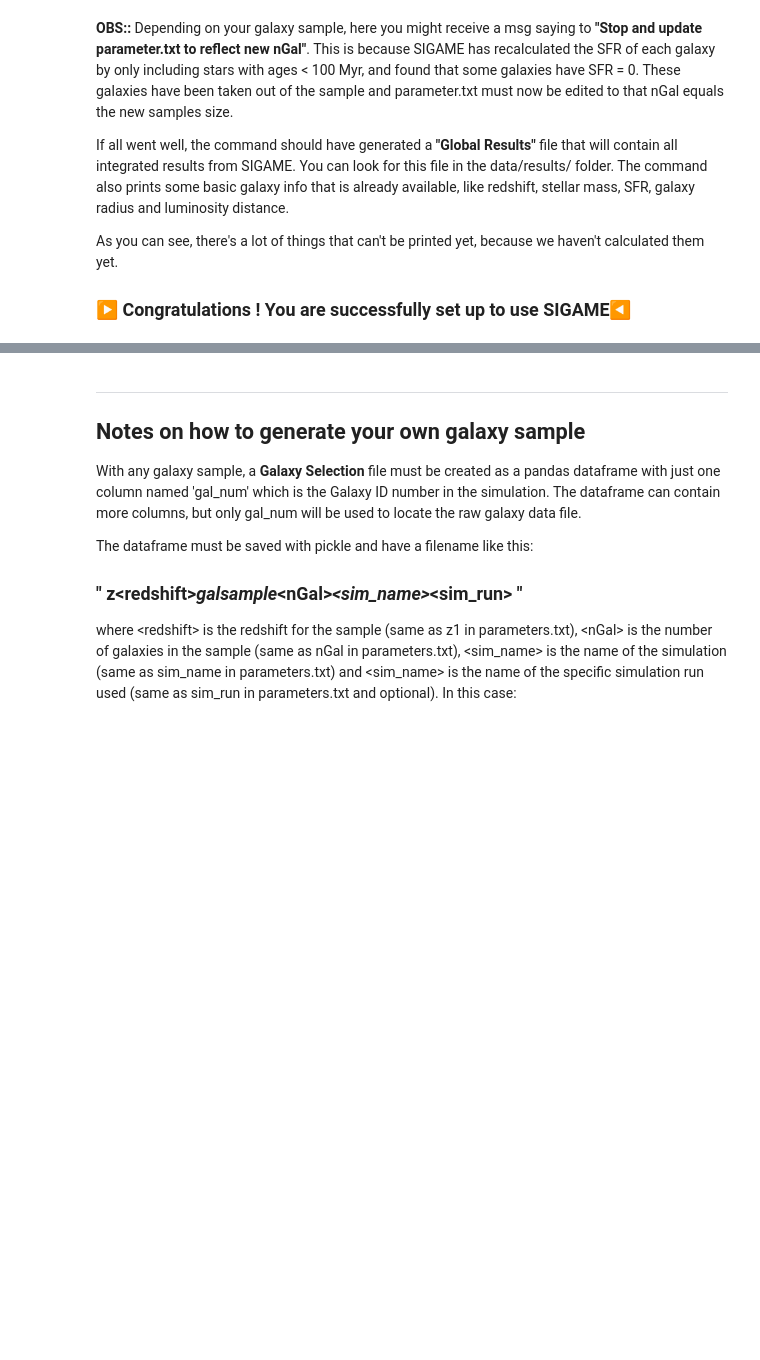
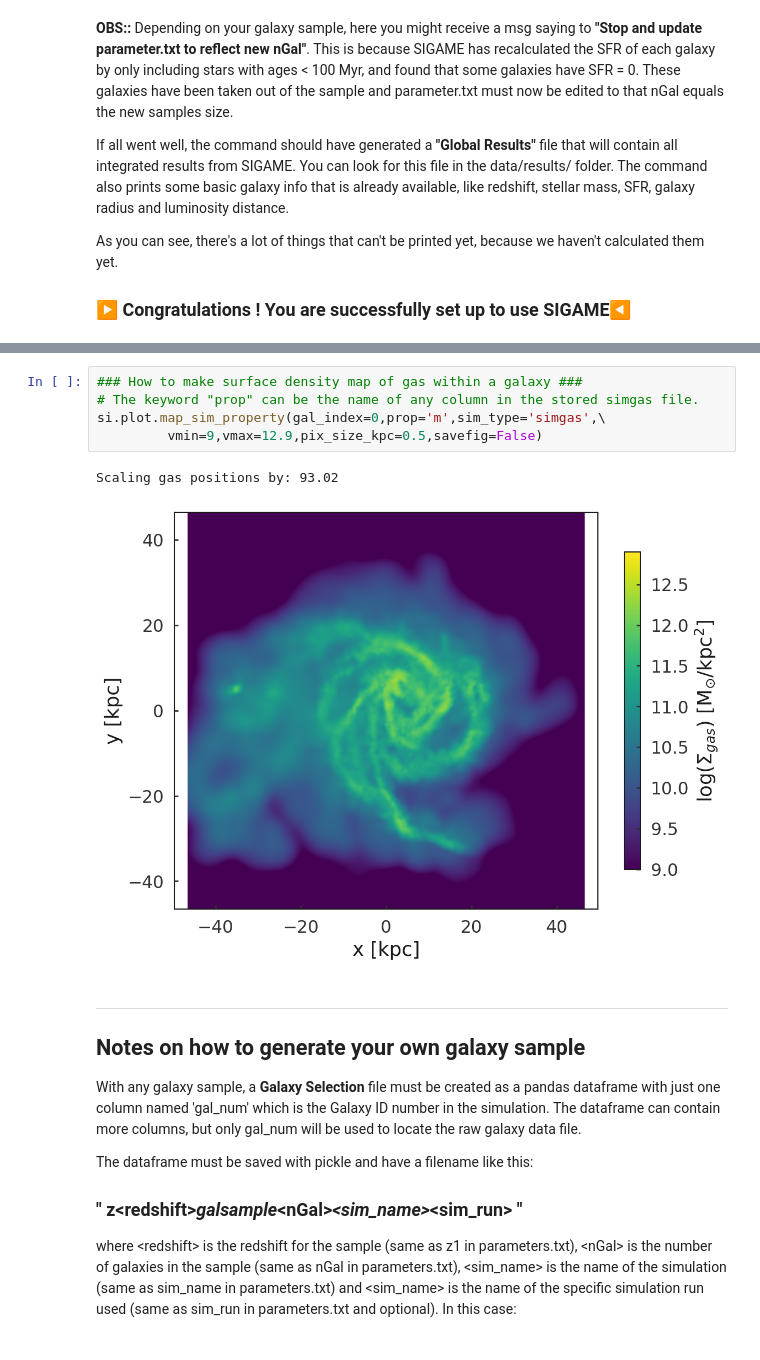
Before and after one commit to kpolsen/SIGAME, a Jupyter notebook: Tutorial 0 - setting up the galaxy sample (START HERE).ipynb, the cells around one changed output, grey strips where cells are left out. Drawn from its saved outputs; the diff is of its cells as text; blank space fills up the shorter version.

```diff
--- a/Tutorial 0 - setting up the galaxy sample (START HERE).ipynb
+++ b/Tutorial 0 - setting up the galaxy sample (START HERE).ipynb
@@ -69,3 +90,11 @@ As you can see, there's a lot of things that can't be printed yet, because we ha
+# %%
+### How to make surface density map of gas within a galaxy ###
+# The keyword "prop" can be the name of any column in the stored simgas file.
+si.plot.map_sim_property(gal_index=0,prop='m',sim_type='simgas',\
+         vmin=9,vmax=12.9,pix_size_kpc=0.5,savefig=False)
+# %% [output]
+Scaling gas positions by: 93.02
+[figure, added]
 # %% [markdown]
 ---
 ## Notes on how to generate your own galaxy sample
```
Also changed, not shown: parts of 3 cells of this notebook, 7 other files.
